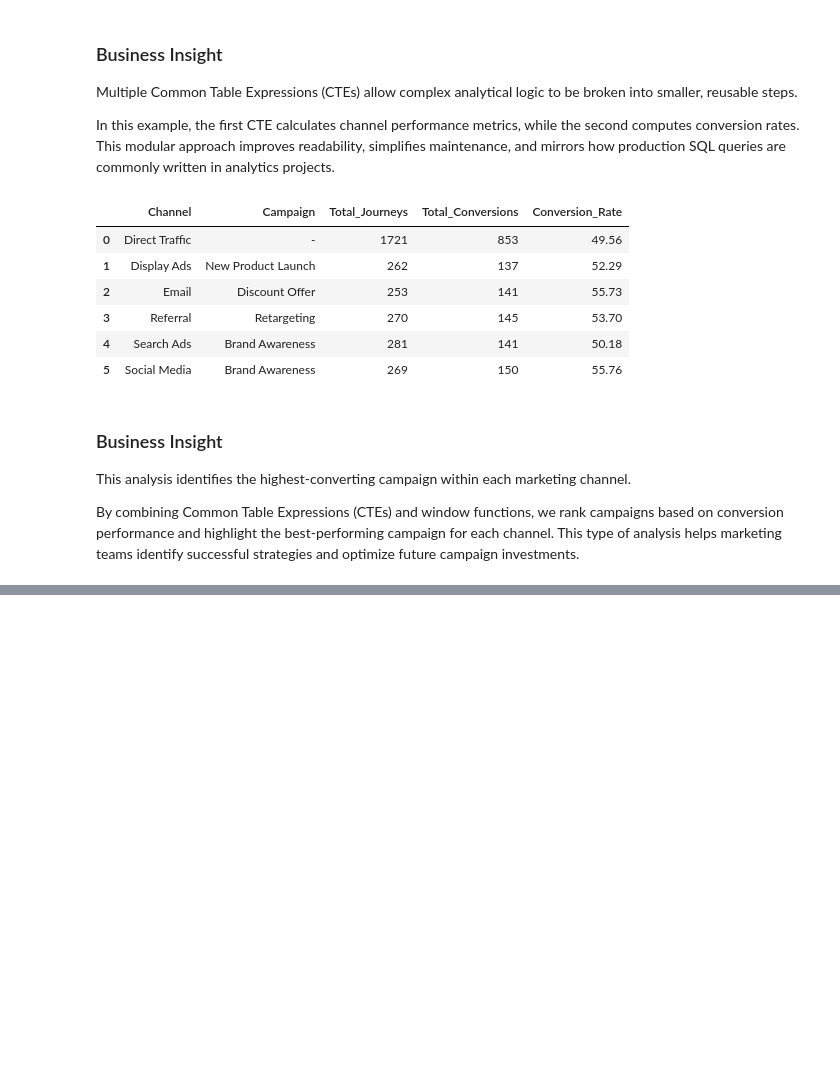
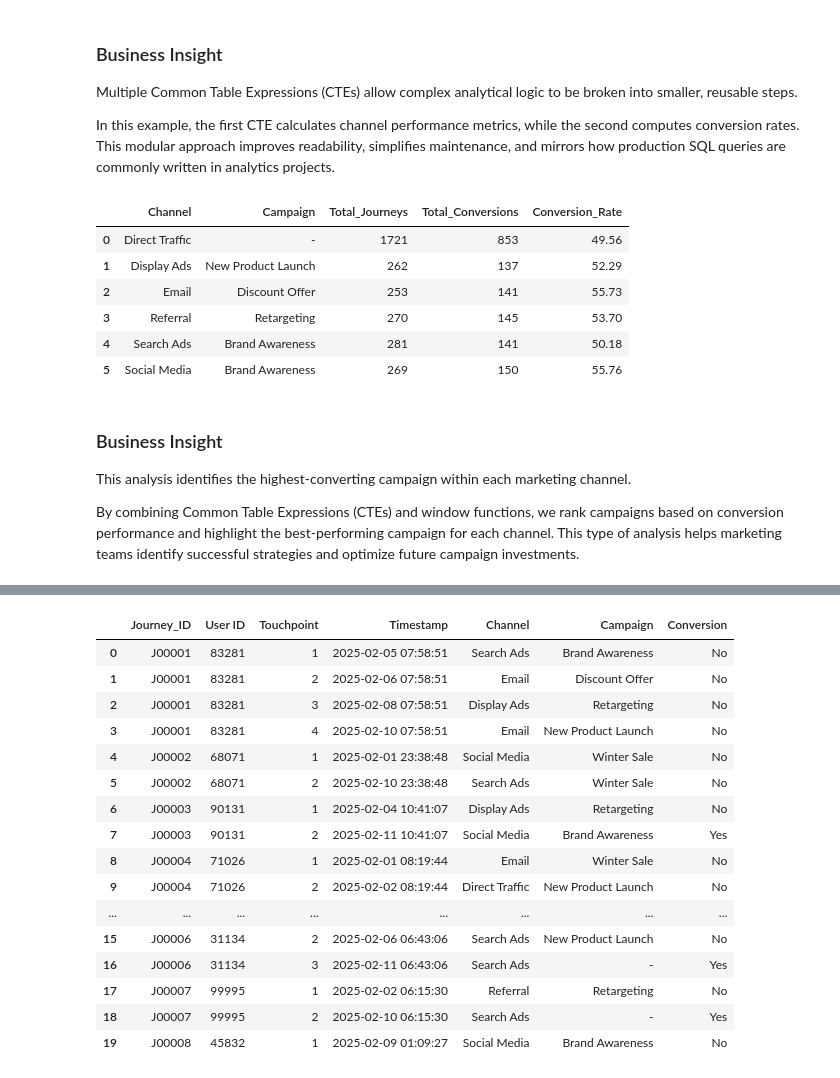
Before and after one commit to sakinasayed512/multi-touch-attribution, a Jupyter notebook: Marketing_Attribution_ROI_Dashboard/notebooks/01_Data_Exploration.ipynb, the cells around one changed output, grey strips where cells are left out. Drawn from its saved outputs; the diff is of its cells as text; code cells hidden in the pictures; blank space fills up the shorter version.

```diff
--- a/Marketing_Attribution_ROI_Dashboard/notebooks/01_Data_Exploration.ipynb
+++ b/Marketing_Attribution_ROI_Dashboard/notebooks/01_Data_Exploration.ipynb
@@ -2265,0 +2299,7 @@ By combining Common Table Expressions (CTEs) and window functions, we rank campa
+# %%
+# Create a copy of the original dataset for attribution modeling
+
+attribution_df = df.copy()
+
+print("Original Dataset Shape :", df.shape)
+print("Attribution Dataset Shape :", attribution_df.shape)
@@ -2265,0 +2315,11 @@ By combining Common Table Expressions (CTEs) and window functions, we rank campa
+# %%
+# Add Journey ID
+
+attribution_df["Journey_ID"] = [
+    f"J{str(i).zfill(5)}"
+    for i in range(1, len(attribution_df) + 1)
+]
+
+attribution_df[
+    ["Journey_ID", "User ID", "Channel", "Campaign", "Conversion"]
+].head()
@@ -2265,0 +2543,67 @@ By combining Common Table Expressions (CTEs) and window functions, we rank campa
+# %%
+# Regenerate customer journeys with diverse marketing channels
+
+journey_data = []
+
+for _, row in attribution_df.iterrows():
+
+    total_touches = random.randint(2, 4)
+    final_timestamp = row["Timestamp"]
+
+    # Generate unique day offsets
+    day_offsets = sorted(
+        random.sample(range(1, 15), total_touches - 1),
+        reverse=True
+    )
+
+    # Select unique channels for earlier touchpoints
+    previous_channels = random.sample(channels, total_touches - 1)
+
+    for touch, (offset, channel) in enumerate(zip(day_offsets, previous_channels), start=1):
+
+        journey_data.append({
+            "Journey_ID": row["Journey_ID"],
+            "User ID": row["User ID"],
+            "Touchpoint": touch,
+            "Timestamp": final_timestamp - timedelta(days=offset),
+            "Channel": channel,
+            "Campaign": random.choice(campaigns),
+            "Conversion": "No"
+        })
+
+    # Final interaction remains unchanged
+    journey_data.append({
+        "Journey_ID": row["Journey_ID"],
+        "User ID": row["User ID"],
+        "Touchpoint": total_touches,
+        "Timestamp": final_timestamp,
+        "Channel": row["Channel"],
+        "Campaign": row["Campaign"],
+        "Conversion": row["Conversion"]
+    })
+
+journey_df = (
+    pd.DataFrame(journey_data)
+      .sort_values(["Journey_ID", "Timestamp"])
+      .reset_index(drop=True)
+)
+
+journey_df.head(20)
+# %% [output]
+|  | Journey_ID | User ID | Touchpoint | Timestamp | Channel | Campaign | Conversion |
+| 0 | J00001 | 83281 | 1 | 2025-02-05 07:58:51 | Search Ads | Brand Awareness | No |
+| 1 | J00001 | 83281 | 2 | 2025-02-06 07:58:51 | Email | Discount Offer | No |
+| 2 | J00001 | 83281 | 3 | 2025-02-08 07:58:51 | Display Ads | Retargeting | No |
+| 3 | J00001 | 83281 | 4 | 2025-02-10 07:58:51 | Email | New Product Launch | No |
+| 4 | J00002 | 68071 | 1 | 2025-02-01 23:38:48 | Social Media | Winter Sale | No |
+| 5 | J00002 | 68071 | 2 | 2025-02-10 23:38:48 | Search Ads | Winter Sale | No |
+| 6 | J00003 | 90131 | 1 | 2025-02-04 10:41:07 | Display Ads | Retargeting | No |
+| 7 | J00003 | 90131 | 2 | 2025-02-11 10:41:07 | Social Media | Brand Awareness | Yes |
+| 8 | J00004 | 71026 | 1 | 2025-02-01 08:19:44 | Email | Winter Sale | No |
+| 9 | J00004 | 71026 | 2 | 2025-02-02 08:19:44 | Direct Traffic | New Product Launch | No |
+| ... | ... | ... | ... | ... | ... | ... | ... |
+| 15 | J00006 | 31134 | 2 | 2025-02-06 06:43:06 | Search Ads | New Product Launch | No |
+| 16 | J00006 | 31134 | 3 | 2025-02-11 06:43:06 | Search Ads | - | Yes |
+| 17 | J00007 | 99995 | 1 | 2025-02-02 06:15:30 | Referral | Retargeting | No |
+| 18 | J00007 | 99995 | 2 | 2025-02-10 06:15:30 | Search Ads | - | Yes |
+| 19 | J00008 | 45832 | 1 | 2025-02-09 01:09:27 | Social Media | Brand Awareness | No |
```
Also changed, not shown: parts of 33 cells of this notebook.
